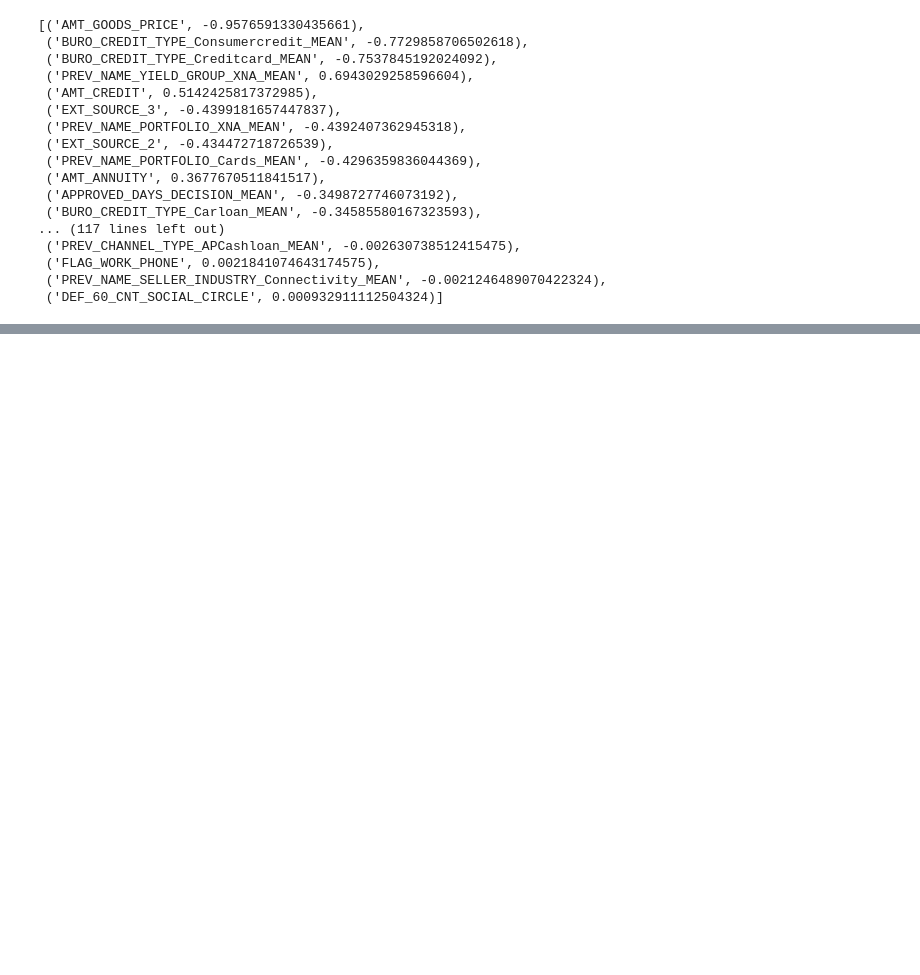
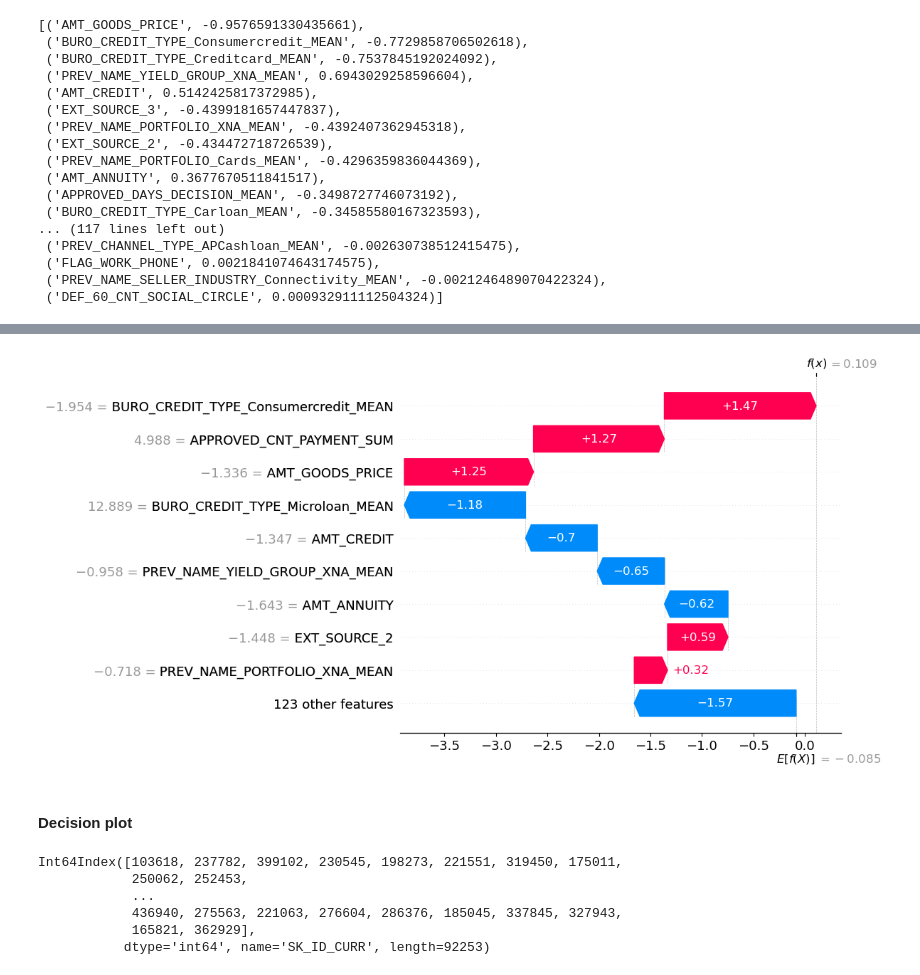
Before and after one commit to matthieu0guim/datascientist_P7, a Jupyter notebook: analyse_v2.ipynb, the cells around one changed output, grey strips where cells are left out. Cells and saved outputs as stored; diff of their text form; code cells hidden in the pictures; blank space fills up the shorter version.

```diff
--- a/analyse_v2.ipynb
+++ b/analyse_v2.ipynb
@@ -914,0 +1005,15 @@ to_sample.head()
+# %%
+shap.waterfall_plot(shap_values[0])
+# %% [output]
+[figure, added]
+# %% [markdown]
+#### Decision plot
+# %%
+X_test.index
+# %% [output]
+Int64Index([103618, 237782, 399102, 230545, 198273, 221551, 319450, 175011,
+            250062, 252453,
+            ...
+            436940, 275563, 221063, 276604, 286376, 185045, 337845, 327943,
+            165821, 362929],
+           dtype='int64', name='SK_ID_CURR', length=92253)
```
Also changed, not shown: parts of 49 cells of this notebook, 1 other file.
